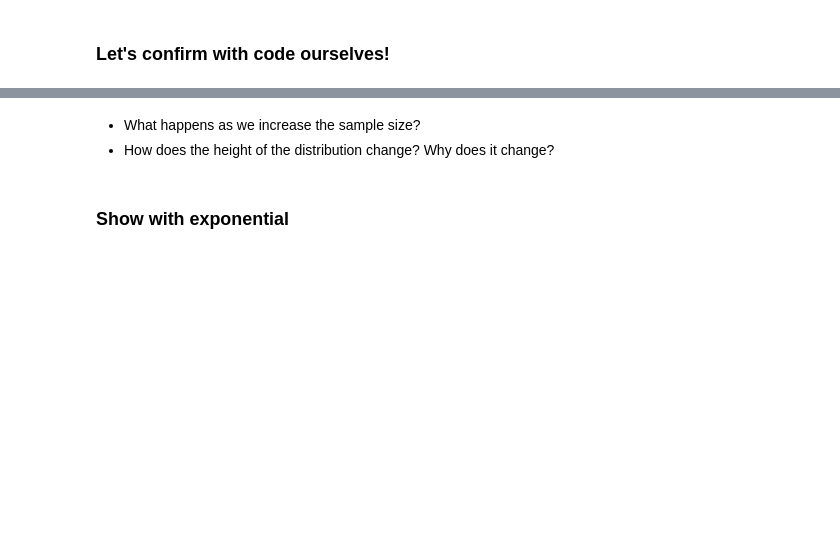
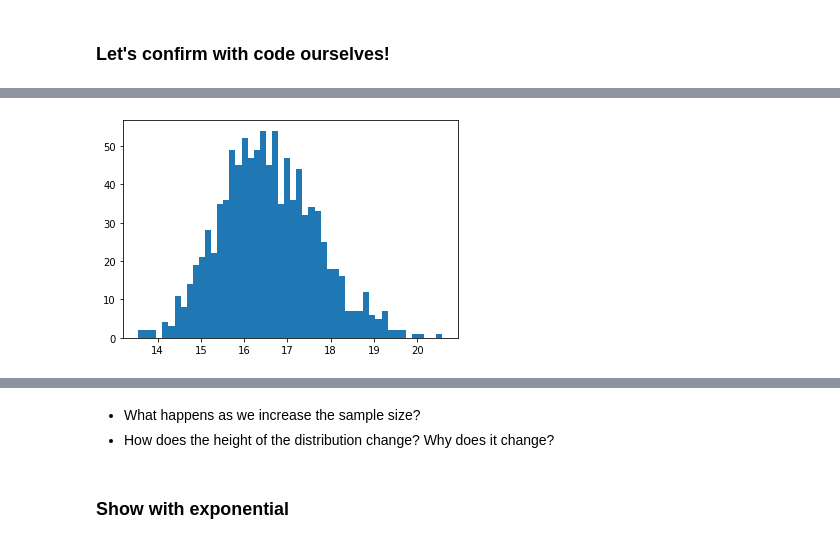
Before and after one commit to learn-co-students/central_limit_theorem_ds-seattle, a Jupyter notebook: clt_apm.ipynb, the cells around one changed output, grey strips where cells are left out. Cells and saved outputs as stored; diff of their text form; code cells hidden in the pictures; blank space fills up the shorter version.

```diff
--- a/clt_apm.ipynb
+++ b/clt_apm.ipynb
@@ -109,6 +125,8 @@ one_sample_mean(trip_durations)
 # %%
-d = [one_sample_mean(trip_durations) for i in range(1000)]
+d = [one_sample_mean(trip_durations_2hr) for i in range(1000)]
 plt.hist(d, bins=50);
+# %% [output]
+[figure, added]
 # %%
 import seaborn as sns
 
```
Also changed, not shown: parts of 11 cells of this notebook, 1 other file.
